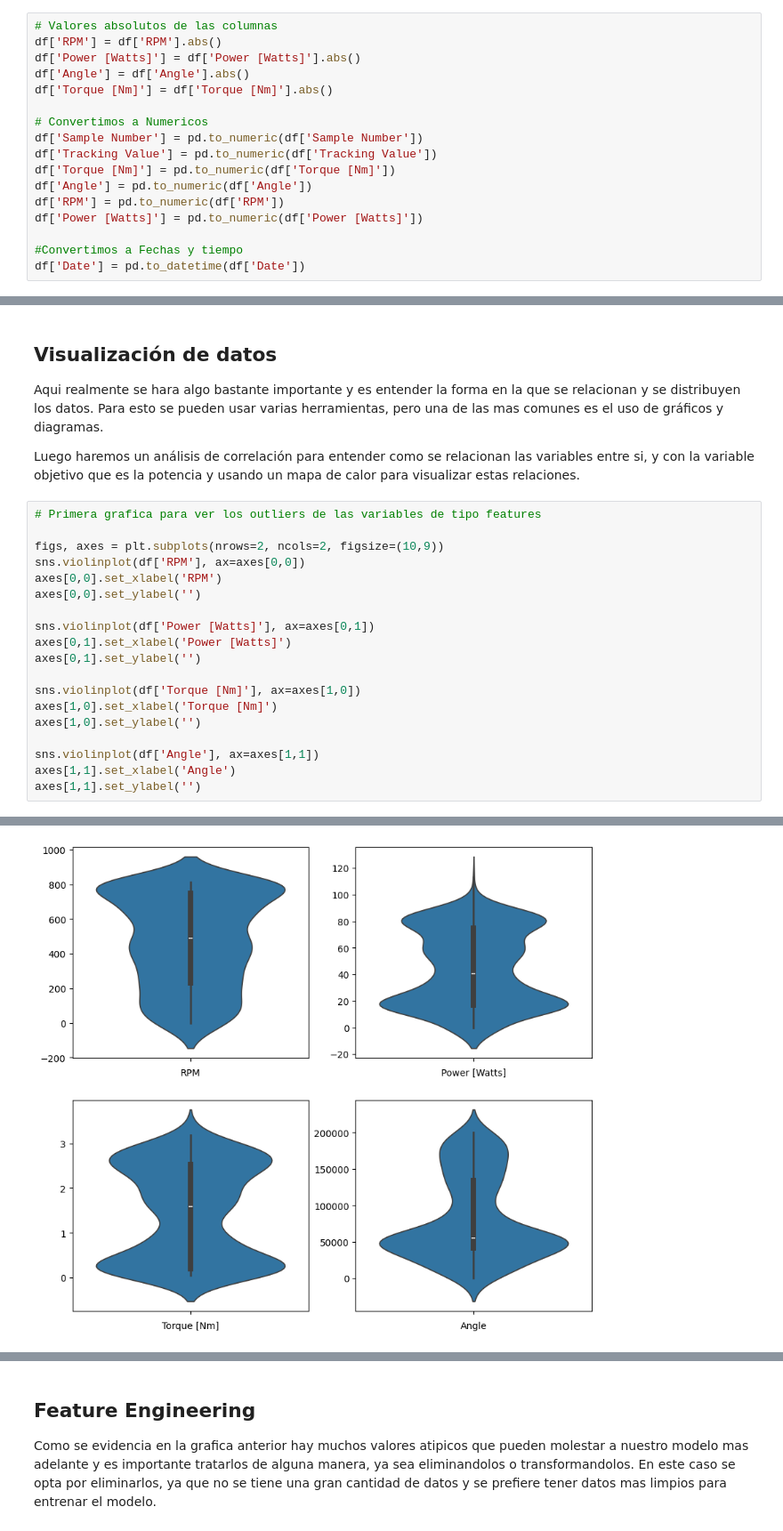
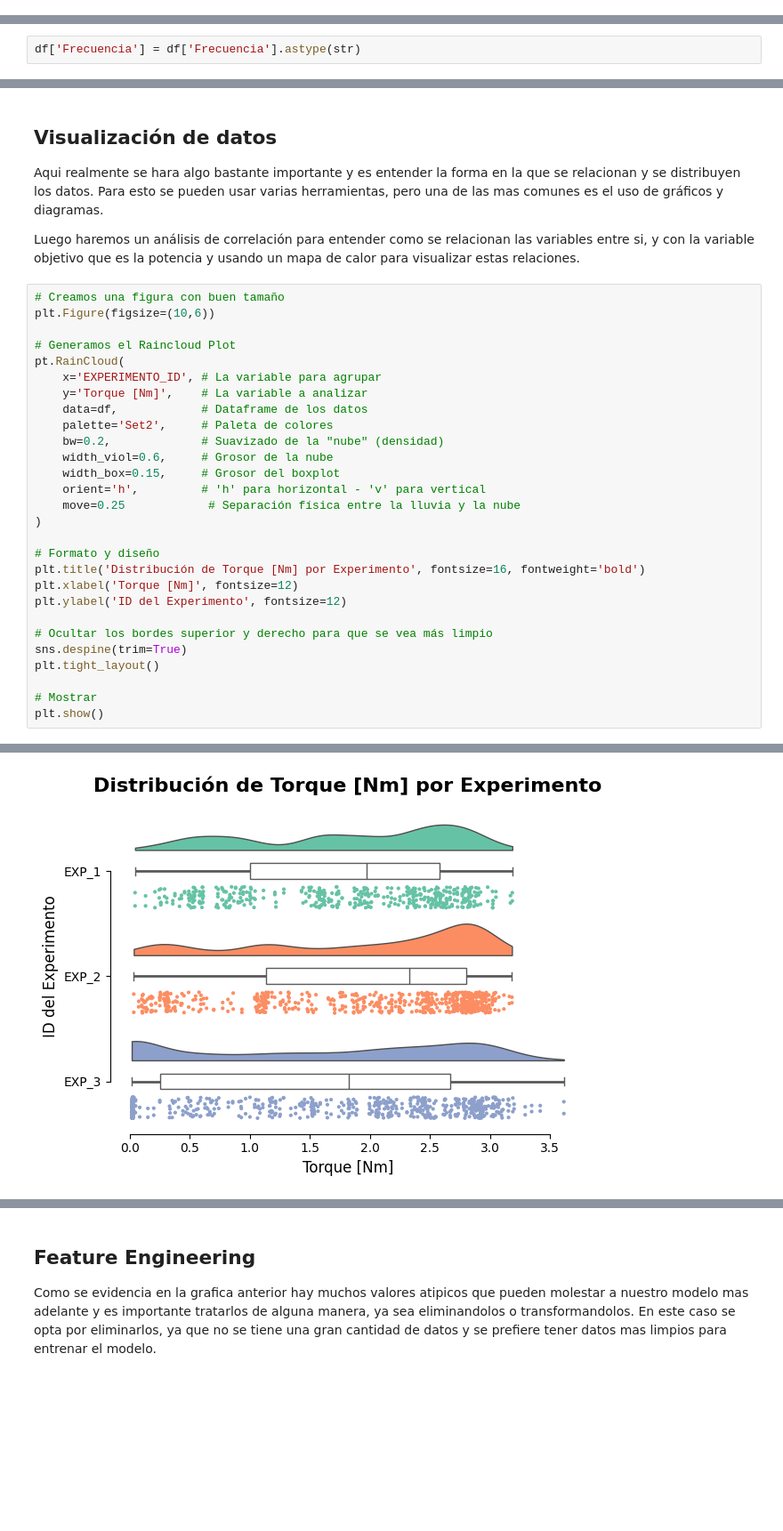
Before and after one commit to JuanCaVa21/Despliegue-modelo-ANN-Turbinas-Hidraulicas, a Jupyter notebook: scripts/EDA_Analisis.ipynb, the cells around one changed output, grey strips where cells are left out. Shown at 89% size. Drawn from its saved outputs; the diff is of its cells as text; blank space fills up the shorter version.

```diff
--- a/scripts/EDA_Analisis.ipynb
+++ b/scripts/EDA_Analisis.ipynb
@@ -70,17 +62,0 @@ memory usage: 51.9+ KB
-# %%
-# Valores absolutos de las columnas
-df['RPM'] = df['RPM'].abs()
-df['Power [Watts]'] = df['Power [Watts]'].abs()
-df['Angle'] = df['Angle'].abs()
-df['Torque [Nm]'] = df['Torque [Nm]'].abs()
-
-# Convertimos a Numericos
-df['Sample Number'] = pd.to_numeric(df['Sample Number'])
-df['Tracking Value'] = pd.to_numeric(df['Tracking Value'])
-df['Torque [Nm]'] = pd.to_numeric(df['Torque [Nm]'])
-df['Angle'] = pd.to_numeric(df['Angle'])
-df['RPM'] = pd.to_numeric(df['RPM'])
-df['Power [Watts]'] = pd.to_numeric(df['Power [Watts]'])
-
-#Convertimos a Fechas y tiempo
-df['Date'] = pd.to_datetime(df['Date'])
@@ -96,3 +63,5 @@ df.head(5)
+# %%
+df['Frecuencia'] = df['Frecuencia'].astype(str)
 # %%
 df.describe().T
 # %% [output]
@@ -113,22 +79,31 @@ Aqui realmente se hara algo bastante importante y es entender la forma en la que
 
 Luego haremos un análisis de correlación para entender como se relacionan las variables entre si, y con la variable objetivo que es la potencia y usando un mapa de calor para visualizar estas relaciones.
 # %%
-# Primera grafica para ver los outliers de las variables de tipo features
+# Creamos una figura con buen tamaño
+plt.Figure(figsize=(10,6))
 
-figs, axes = plt.subplots(nrows=2, ncols=2, figsize=(10,9))
-sns.violinplot(df['RPM'], ax=axes[0,0])
-axes[0,0].set_xlabel('RPM')
-axes[0,0].set_ylabel('')
+# Generamos el Raincloud Plot
+pt.RainCloud(
+    x='EXPERIMENTO_ID', # La variable para agrupar
+    y='Torque [Nm]',    # La variable a analizar
+    data=df,            # Dataframe de los datos
+    palette='Set2',     # Paleta de colores
+    bw=0.2,             # Suavizado de la "nube" (densidad)
+    width_viol=0.6,     # Grosor de la nube
+    width_box=0.15,     # Grosor del boxplot
+    orient='h',         # 'h' para horizontal - 'v' para vertical
+    move=0.25            # Separación física entre la lluvia y la nube
+)
 
-sns.violinplot(df['Power [Watts]'], ax=axes[0,1])
-axes[0,1].set_xlabel('Power [Watts]')
-axes[0,1].set_ylabel('')
+# Formato y diseño
+plt.title('Distribución de Torque [Nm] por Experimento', fontsize=16, fontweight='bold')
+plt.xlabel('Torque [Nm]', fontsize=12)
+plt.ylabel('ID del Experimento', fontsize=12)
 
-sns.violinplot(df['Torque [Nm]'], ax=axes[1,0])
-axes[1,0].set_xlabel('Torque [Nm]')
-axes[1,0].set_ylabel('')
+# Ocultar los bordes superior y derecho para que se vea más limpio
+sns.despine(trim=True)
+plt.tight_layout()
 
-sns.violinplot(df['Angle'], ax=axes[1,1])
-axes[1,1].set_xlabel('Angle')
-axes[1,1].set_ylabel('')
+# Mostrar
+plt.show()
 # %% [output]
@@ -136 +110 @@ Text(0, 0.5, '')
-[figure, old version]
+[figure, new version]
```
Also changed, not shown: parts of 21 cells of this notebook, 6 other files.
